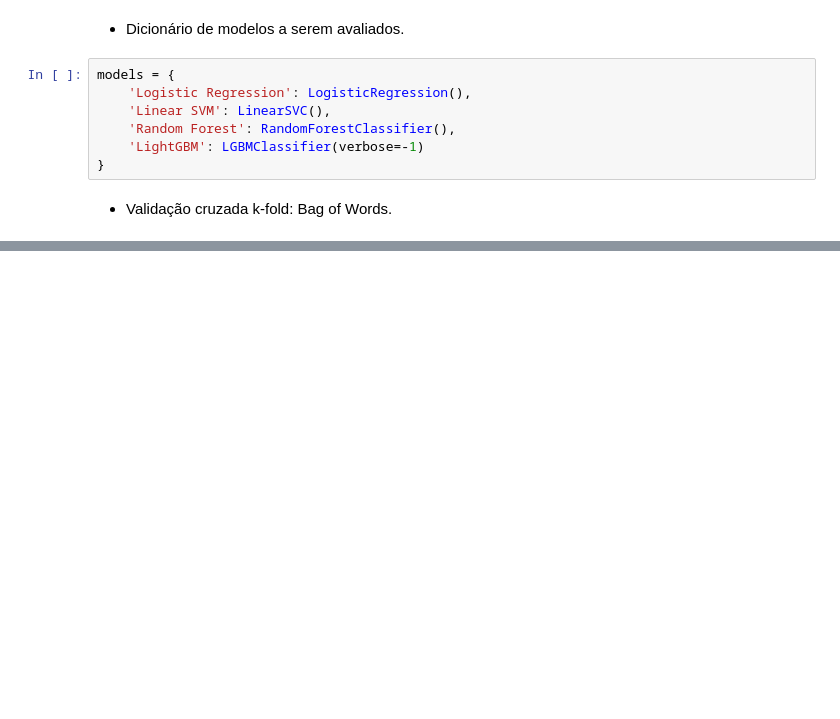
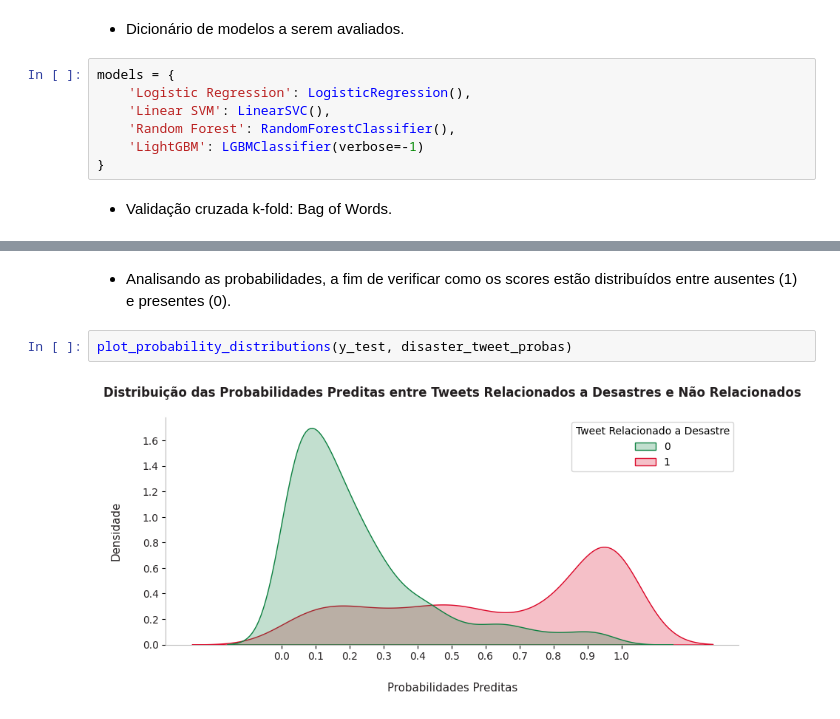
Before and after one commit to allmeidaapedro/Twitter-Disaster-Analysis, a Jupyter notebook: notebooks/modelling.ipynb, the cells around one changed output, grey strips where cells are left out. Drawn from its saved outputs; the diff is of its cells as text; blank space fills up the shorter version.

```diff
--- a/notebooks/modelling.ipynb
+++ b/notebooks/modelling.ipynb
@@ -353,0 +490,6 @@ weighted avg       0.79      0.79      0.78      1523
+# %% [markdown]
+- Analisando as probabilidades, a fim de verificar como os scores estão distribuídos entre ausentes (1) e presentes (0).
+# %%
+plot_probability_distributions(y_test, disaster_tweet_probas)
+# %% [output]
+[figure, added]
```
Also changed, not shown: parts of 21 cells of this notebook, 2 other files.
